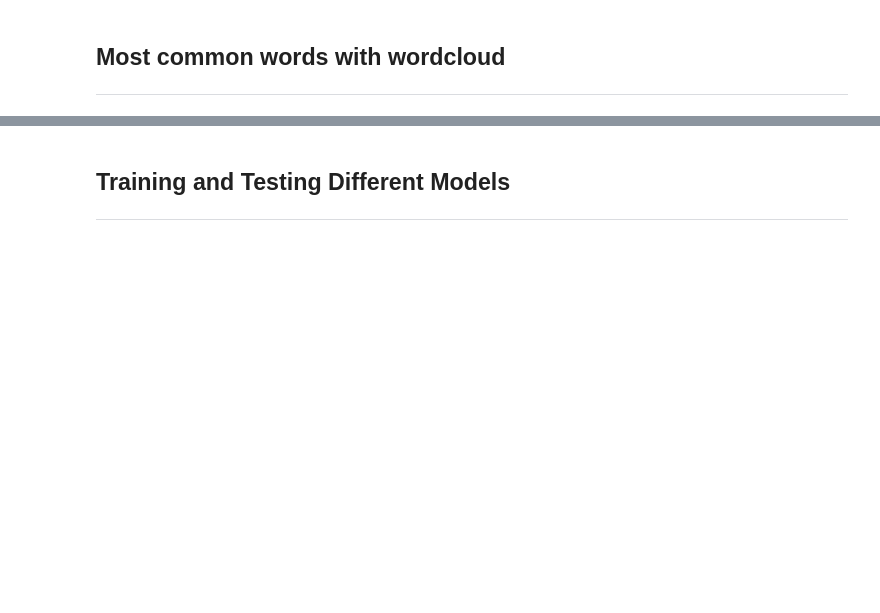
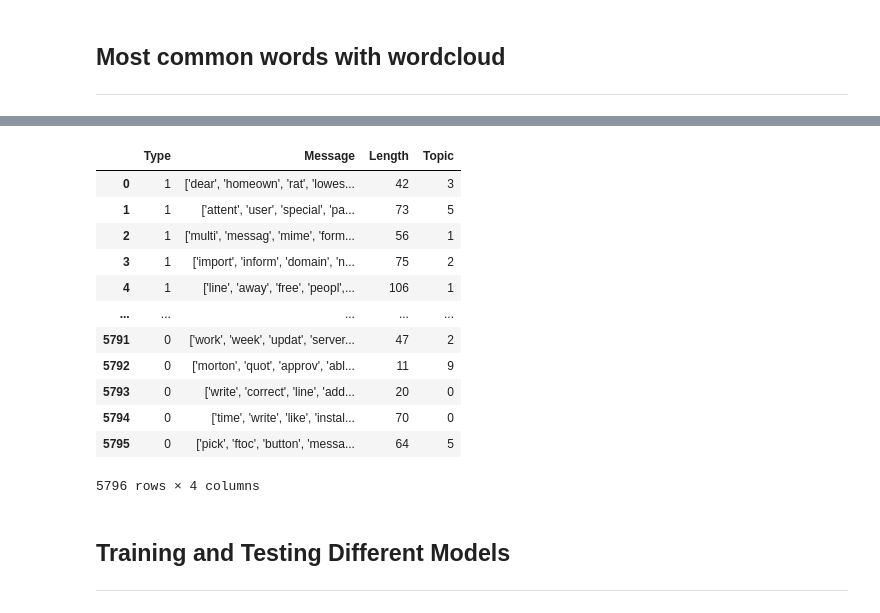
Before and after one commit to rnlclngpilar/MachineLearningFinalProject, a Jupyter notebook: ML_Project/ML_Spam_Project.ipynb, the cells around one changed output, grey strips where cells are left out. Saved outputs shown, nothing was run; the diff lists cells and outputs as text; code cells hidden in the pictures; blank space fills up the shorter version.

```diff
--- a/ML_Project/ML_Spam_Project.ipynb
+++ b/ML_Project/ML_Spam_Project.ipynb
@@ -389,0 +491,3 @@ plt.show()
+# %%
+dictionary = gensim.corpora.Dictionary(processed_docs)
+dictionary.filter_extremes(no_below=15, no_above=0.1, keep_n= 100000)
@@ -389,0 +516,19 @@ plt.show()
+# %%
+# lda_model = gensim.models.LdaModel(bow_corpus,
+#                                    num_topics = 10,
+#                                    id2word = dictionary,
+#                                    passes = 50)
+
+
+# num_topics = number of topics model should extract
+# passes = number of times model should iterate (higher =  better results)
+# workers = number of CPU cores
+lda_model =  gensim.models.LdaMulticore(bow_corpus,
+                                   num_topics = 10,
+                                   id2word = dictionary,
+                                   passes = 50,
+                                   workers = 10)
+
+for idx, topic in lda_model.print_topics(-1):
+    print("Topic: {} \nWords: {}".format(idx, topic ))
+    print("\n")
@@ -390,3 +587,31 @@ plt.show()
+# %%
+# Assign the dominant topic to each document in the dataset
+dominant_topics = []
+for i, text in enumerate(processed_docs):
+    bow_vector = dictionary.doc2bow(text)
+    topic_weights = lda_model.get_document_topics(bow_vector, minimum_probability=0.0)
+    dominant_topic = sorted(topic_weights, key=lambda x: x[1], reverse=True)[0][0]
+    dominant_topics.append(dominant_topic)
+
+# Save the dominant topic as a separate feature in the dataset
+cleaned_data['Topic'] = dominant_topics
+
+cleaned_data.to_csv('processed_data.csv', index=False)
+cleaned_data[:]
+# %% [output]
+|  | Type | Message | Length | Topic |
+| 0 | 1 | ['dear', 'homeown', 'rat', 'lowes... | 42 | 3 |
+| 1 | 1 | ['attent', 'user', 'special', 'pa... | 73 | 5 |
+| 2 | 1 | ['multi', 'messag', 'mime', 'form... | 56 | 1 |
+| 3 | 1 | ['import', 'inform', 'domain', 'n... | 75 | 2 |
+| 4 | 1 | ['line', 'away', 'free', 'peopl',... | 106 | 1 |
+| ... | ... | ... | ... | ... |
+| 5791 | 0 | ['work', 'week', 'updat', 'server... | 47 | 2 |
+| 5792 | 0 | ['morton', 'quot', 'approv', 'abl... | 11 | 9 |
+| 5793 | 0 | ['write', 'correct', 'line', 'add... | 20 | 0 |
+| 5794 | 0 | ['time', 'write', 'like', 'instal... | 70 | 0 |
+| 5795 | 0 | ['pick', 'ftoc', 'button', 'messa... | 64 | 5 |
+5796 rows × 4 columns
 # %% [markdown]
 ## Training and Testing Different Models
 ---
```
Also changed, not shown: parts of 37 cells of this notebook, 1 other file.
